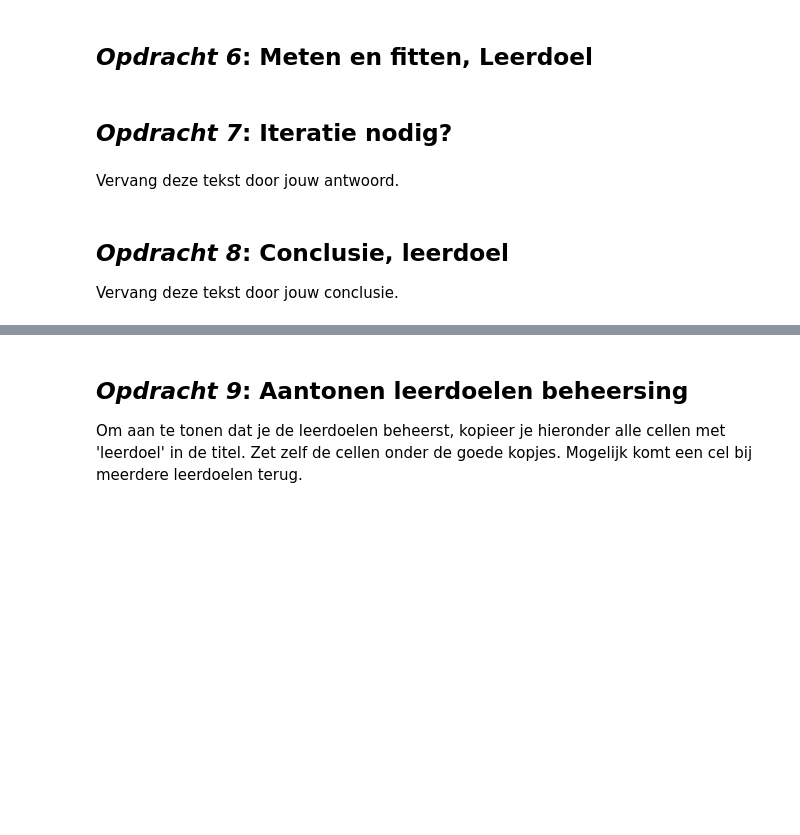
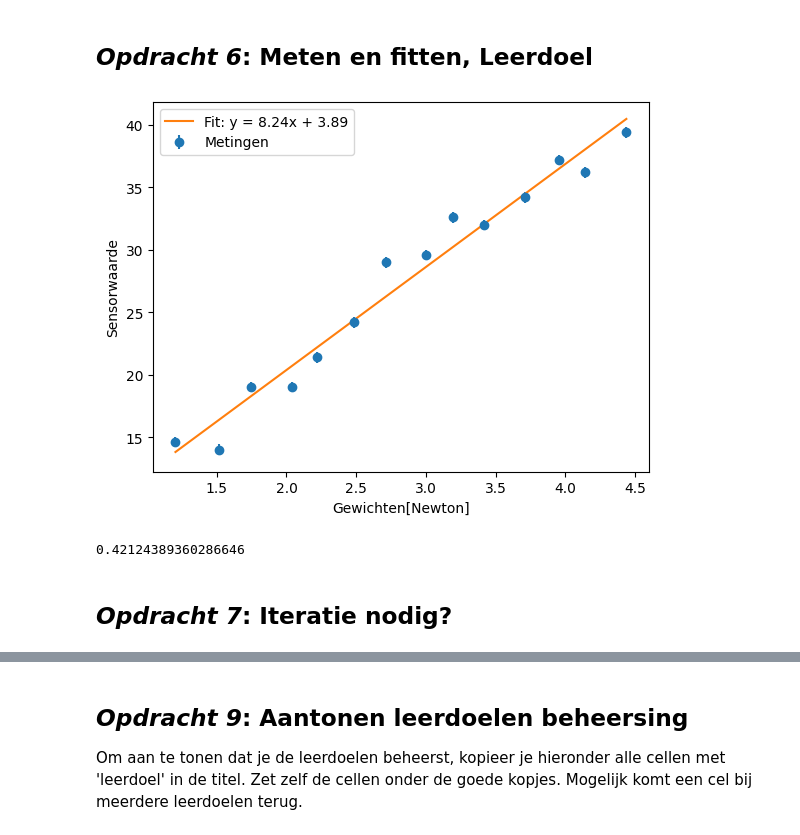
Before and after one commit to Nina925/opdrachten-DEF-D, a Jupyter notebook: FysiekeOntwerpopdrachten/1KalibreerEenSensorDigitaalAnaloog/DEFOntwerpopdracht1KalibreerEenSensorInvulTemplate.ipynb, the cells around one changed output, grey strips where cells are left out. Saved outputs shown, nothing was run; the diff lists cells and outputs as text; code cells hidden in the pictures; blank space fills up the shorter version.

```diff
--- a/FysiekeOntwerpopdrachten/1KalibreerEenSensorDigitaalAnaloog/DEFOntwerpopdracht1KalibreerEenSensorInvulTemplate.ipynb
+++ b/FysiekeOntwerpopdrachten/1KalibreerEenSensorDigitaalAnaloog/DEFOntwerpopdracht1KalibreerEenSensorInvulTemplate.ipynb
@@ -67,8 +92,35 @@ Licht kort toe wat er in de foto te zien is.
+# %%
+# Plot hier de meting en fit een lijn door de metingen.
+# Maak gebruik van wat je geleerd hebt bij het practicum.
+
+# Model
+def model(gewichten, a, b):
+    return a * gewichten + b
+
+# Fit
+popt, pcov = curve_fit(model, gewichten, sensor1)
+a, b = popt
+
+# Fitlijn
+x_fit = np.linspace(min(gewichten), max(gewichten), 100)
+y_fit = model(x_fit, a, b)
+
+# x-error
+y_err = np.std(sensor1)/np.sqrt(sum(sensor1))
+#y_err = np.array([np.std(m)/np.sqrt(len(m)) for m in metingen])
+
+# Plot metingen
+plt.errorbar(gewichten, sensor1, yerr=y_err, fmt='o', label="Metingen")
+
+# Fitlijn
+plt.plot(x_fit, y_fit, label=f"Fit: y = {a:.2f}x + {b:.2f}")
+
+plt.xlabel("Gewichten[Newton]")
+plt.ylabel("Sensorwaarde")
+plt.legend()
+plt.show()
+# %% [output]
+[figure, added]
+0.42124389360286646
 # %% [markdown]
 ## *Opdracht 7*: Iteratie nodig?
-# %% [markdown]
-Vervang deze tekst door jouw antwoord.
-# %% [markdown]
-## *Opdracht 8*: Conclusie, leerdoel
-
-Vervang deze tekst door jouw conclusie.
```
Also changed, not shown: parts of 14 cells of this notebook, 2 other files.
